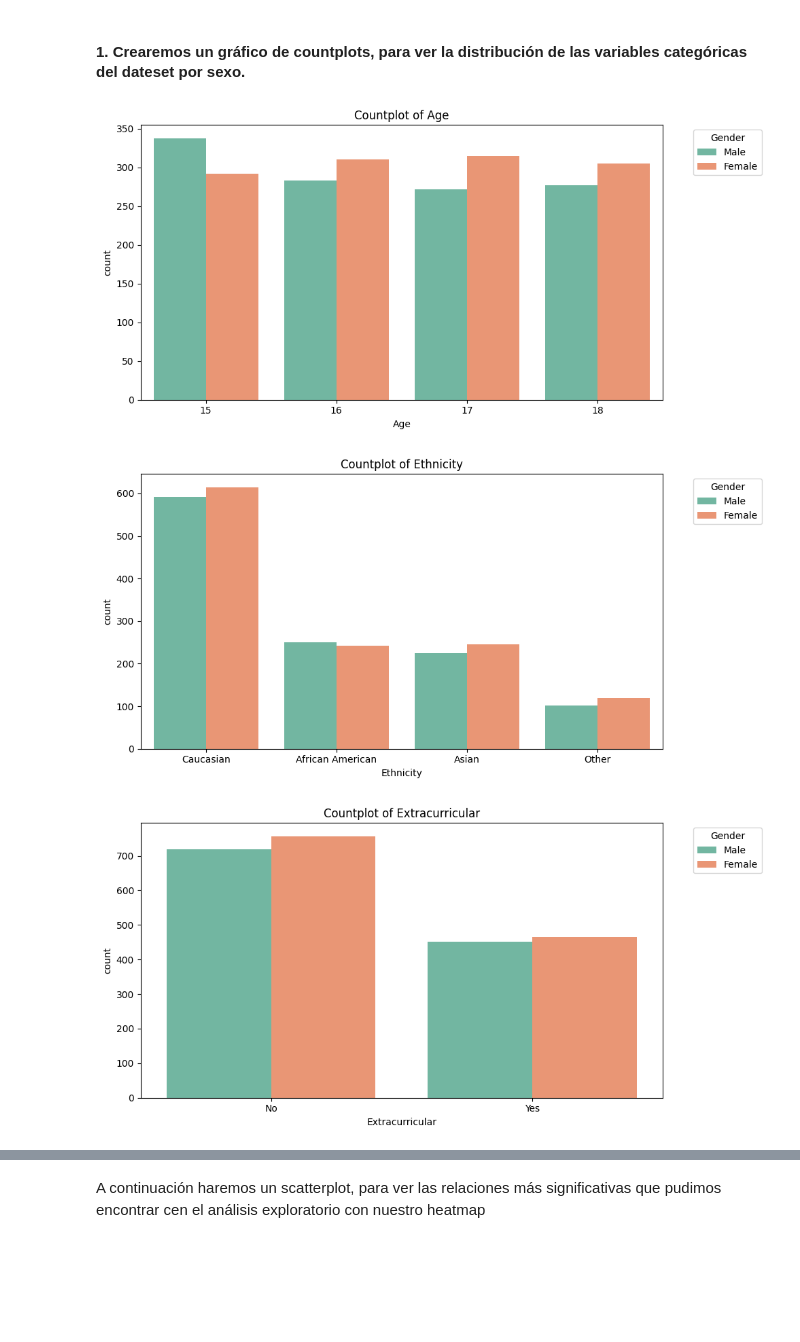
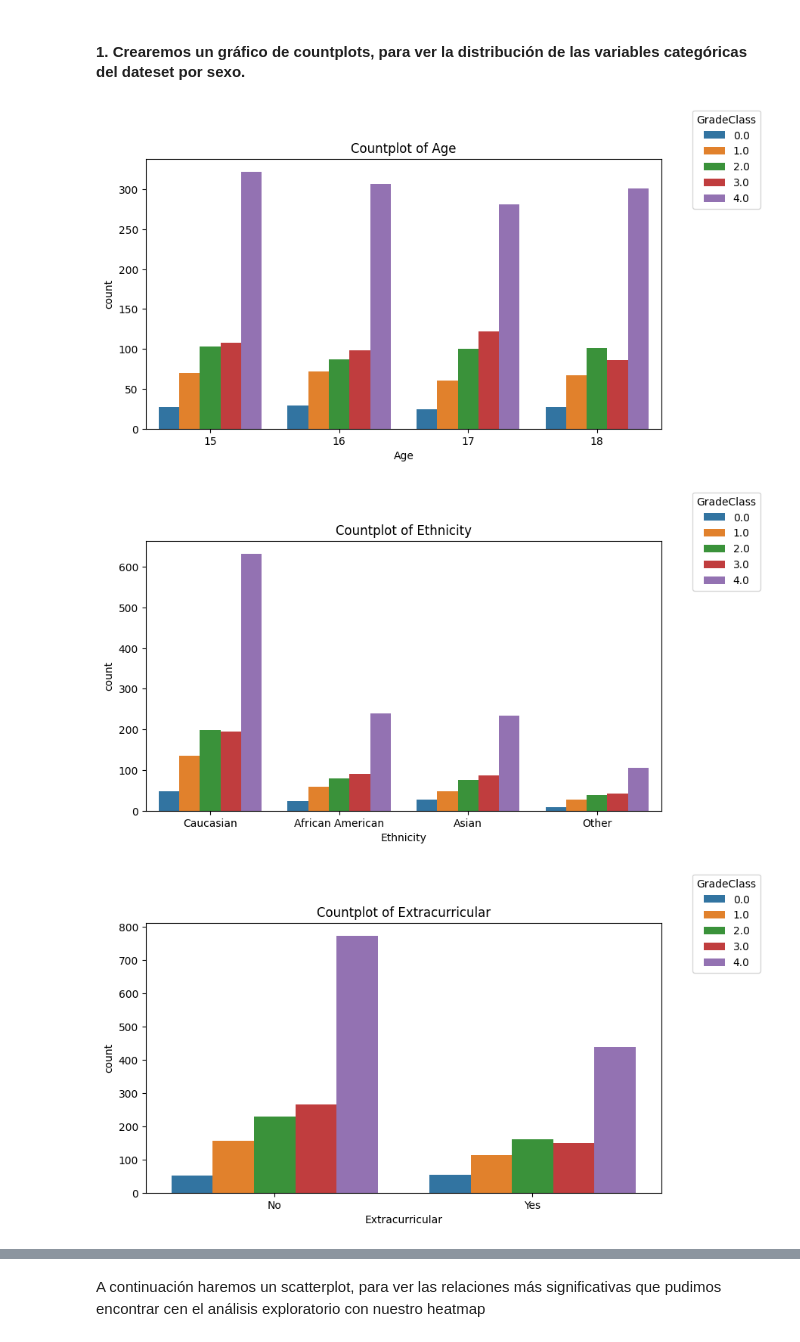
Before and after one commit to Kurt-Casteg/Proyecto-Final, a Jupyter notebook: Notebooks/02_Visualizaciones.ipynb, the cells around one changed output, grey strips where cells are left out. Saved outputs shown, nothing was run; the diff lists cells and outputs as text; code cells hidden in the pictures; blank space fills up the shorter version.

Commit message:
Se realiza modificación de los countplot de las variables categóricas, para dar a conocer información más relevante, y se añaden gráficas para variables numéricas

```diff
--- a/Notebooks/02_Visualizaciones.ipynb
+++ b/Notebooks/02_Visualizaciones.ipynb
@@ -20,38 +20,32 @@ categorical_columns = df.columns.difference(numerical_columns).difference(['Grad
 # %%
 # Haremos etiquetas en un diccinario, para dar más claridad a las gráficas que generaremos
 custom_labels = {
     'Age' : [15, 16, 17, 18],
     'Gender' : ['Male', 'Female'],
     'Ethnicity' : ['Caucasian', 'African American', 'Asian', 'Other'],
     'ParentalEducation' : ['None', 'High School', 'Some College', 'Bachelor', 'Higher'],
     'Tutoring' : ['No', 'Yes'],
     'ParentalSupport' : ['None', 'Low', 'Moderate', 'High', 'Very High'],
     'Extracurricular' : ['No', 'Yes'],
     'Sports' : ['No', 'Yes'],
     'Music' : ['No', 'Yes'],
     'Volunteering' : ['No', 'Yes']
 }
 
-gender_labels = {0: 'Male', 1: 'Female'}
-df['Gender'] = df['Gender'].map(gender_labels)
+for column in categorical_columns:
+    plt.figure(figsize=(9, 5))
+    sns.countplot(data=df, x=column, hue='GradeClass', palette='tab10')
+    plt.title(f'Countplot of {column}')
+    plt.legend(bbox_to_anchor=(1.05, 1.2), loc='upper left', title= 'GradeClass')
 
-for column in categorical_columns:
-    plt.figure(figsize=(10, 5))  # Ajustar el tamaño de la figura para hacer espacio para la leyenda fuera del gráfico
-    ax = sns.countplot(data=df, x=column, palette='Set2', hue='Gender', hue_order=['Male', 'Female'])
-    plt.title(f'Countplot of {column}')
-
-    # Setearemos las etiquetas
+    # Directly set custom labels
     labels = custom_labels[column]
     ticks = range(len(labels))
     plt.xticks(ticks=ticks, labels=labels)
 
-    # Personalizar la leyenda y colocarla fuera del gráfico
-    handles, labels = ax.get_legend_handles_labels()
-    ax.legend(handles, labels, title='Gender', bbox_to_anchor=(1.05, 1), loc='upper left')
-
     plt.tight_layout()
     plt.show()
 # %% [output]
-[figure, old version]
+[figure, new version]
-[figure, old version]
+[figure, new version]
-[figure, old version]
+[figure, new version]
```
Also changed, not shown: parts of 11 cells of this notebook, 1 other file.
